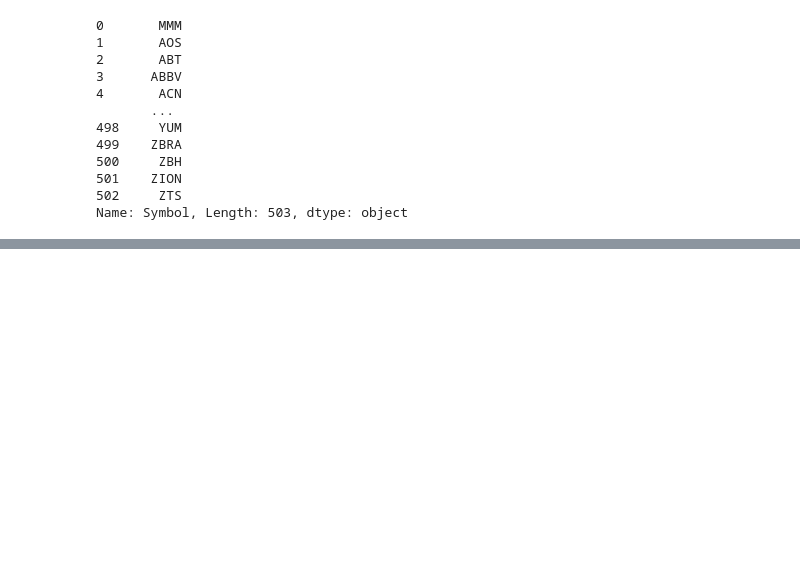
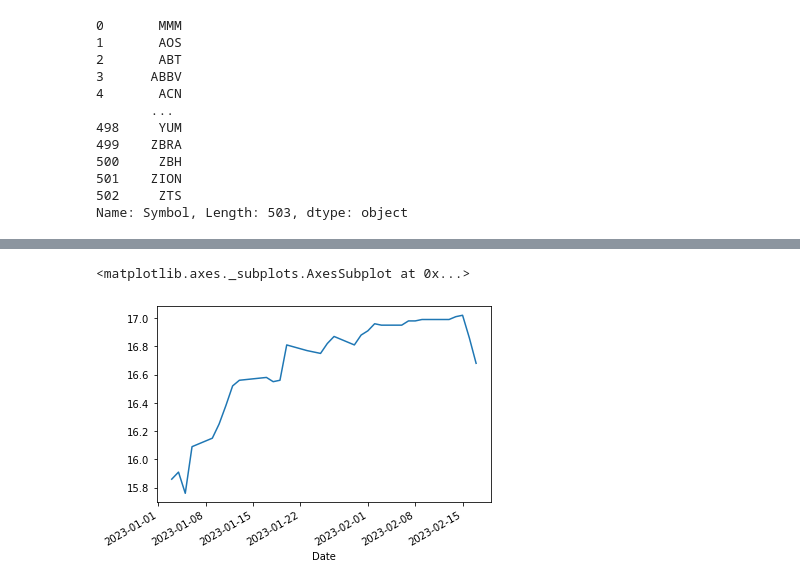
Before and after one commit to JYRUS19/20230205-Python, a Jupyter notebook: 20230219.ipynb, the cells around one changed output, grey strips where cells are left out. Cells and saved outputs as stored; diff of their text form; code cells hidden in the pictures; blank space fills up the shorter version.

```diff
--- a/20230219.ipynb
+++ b/20230219.ipynb
@@ -710,0 +875,5 @@ SP500 = pd.read_html(url)[0].Symbol
+# %%
+df['2023'].Close.plot()
+# %% [output]
+<matplotlib.axes._subplots.AxesSubplot at 0x...>
+[figure, added]
```
Also changed, not shown: parts of 25 cells of this notebook.
